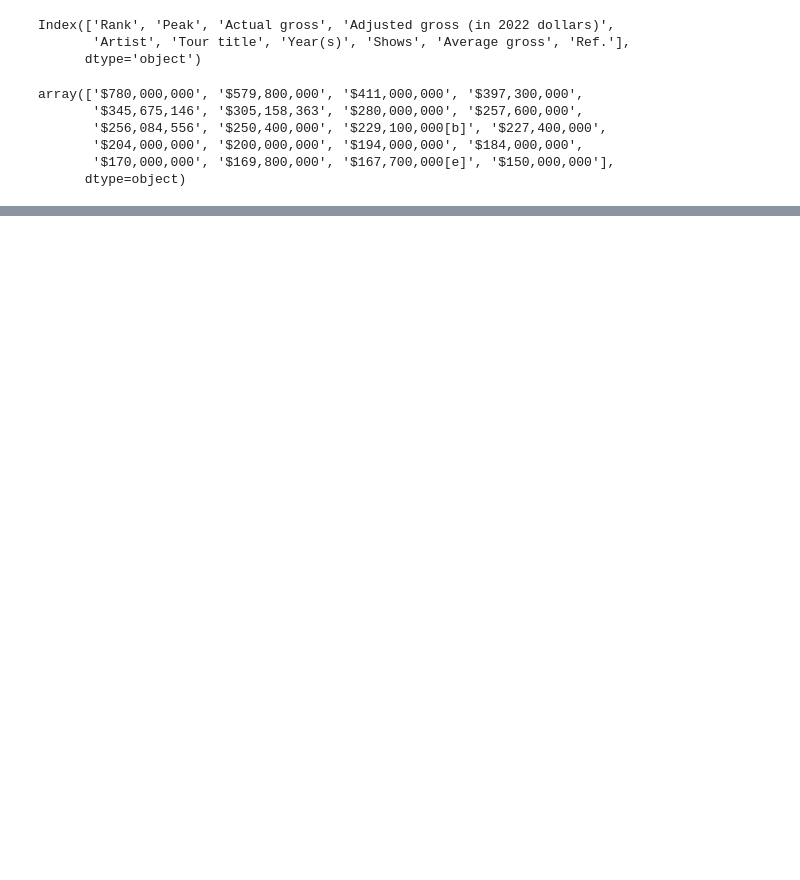
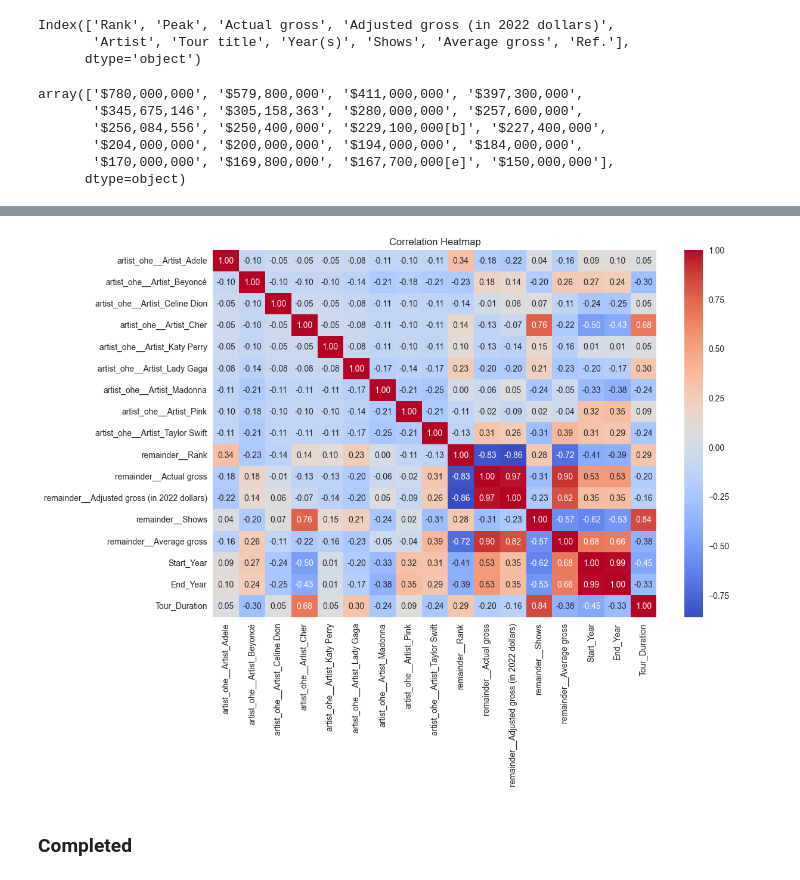
Before and after one commit to vansh-virmani/ML, a Jupyter notebook: EDA and data_preprocessing/EDA_practice02.ipynb, the cells around one changed output, grey strips where cells are left out. Cells and saved outputs as stored; diff of their text form; code cells hidden in the pictures; blank space fills up the shorter version.

```diff
--- a/EDA and data_preprocessing/EDA_practice02.ipynb
+++ b/EDA and data_preprocessing/EDA_practice02.ipynb
@@ -167,0 +262,14 @@ df['Adjusted\xa0gross (in 2022 dollars)']=df['Adjusted\xa0gross (in 2022 dollars
+# %%
+from sklearn.compose import ColumnTransformer
+from sklearn.preprocessing import OneHotEncoder
+
+df_model = df.drop(columns=['Tour title'])
+preprocessor = ColumnTransformer(
+    transformers=[('artist_ohe', OneHotEncoder(handle_unknown='ignore', sparse_output=False), ['Artist'])],
+    remainder='passthrough'
+)
+
+encoded_array = preprocessor.fit_transform(df_model)
+encoded_feature_names = preprocessor.get_feature_names_out()
+df_encoded = pd.DataFrame(encoded_array, columns=encoded_feature_names, index=df_model.index)
+df_encoded.head()
@@ -167,0 +283,11 @@ df['Adjusted\xa0gross (in 2022 dollars)']=df['Adjusted\xa0gross (in 2022 dollars
+# %%
+df_encoded['remainder__Year(s)'] = df_encoded['remainder__Year(s)'].str.replace("–", "-")
+
+df_encoded[["Start_Year", "End_Year"]] = df_encoded['remainder__Year(s)'].str.split("-", expand=True)
+
+df_encoded["End_Year"] = df_encoded["End_Year"].fillna(df_encoded["Start_Year"])
+
+df_encoded["Start_Year"] = df_encoded["Start_Year"].astype(int)
+df_encoded["End_Year"] = df_encoded["End_Year"].astype(int)
+
+df_encoded["Tour_Duration"] = df_encoded["End_Year"] - df_encoded["Start_Year"] + 1
@@ -167,0 +336,4 @@ df['Adjusted\xa0gross (in 2022 dollars)']=df['Adjusted\xa0gross (in 2022 dollars
+# %%
+# ...existing code...
+df_encoded.drop(columns=['remainder__Year(s)'], inplace=True, errors='ignore')
+#
@@ -167,0 +349,16 @@ df['Adjusted\xa0gross (in 2022 dollars)']=df['Adjusted\xa0gross (in 2022 dollars
+# %%
+correlation_df=df_encoded.corr()
+plt.figure(figsize=(12,8))
+sns.heatmap(
+    correlation_df,
+    annot=True,
+    cmap="coolwarm",
+    fmt=".2f"
+)
+#use  scatter plot or correlation heatmap for this
+plt.title("Correlation Heatmap")
+plt.show()
+# %% [output]
+[figure, added]
+# %% [markdown]
+### Completed
```
Also changed, not shown: parts of 20 cells of this notebook.
